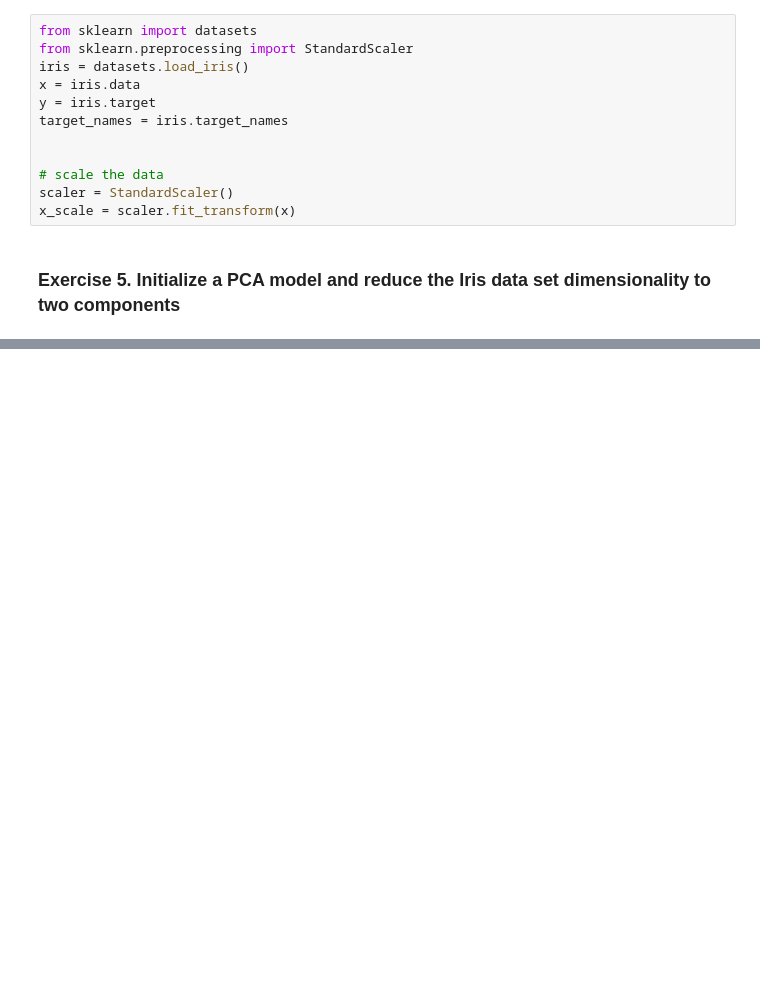
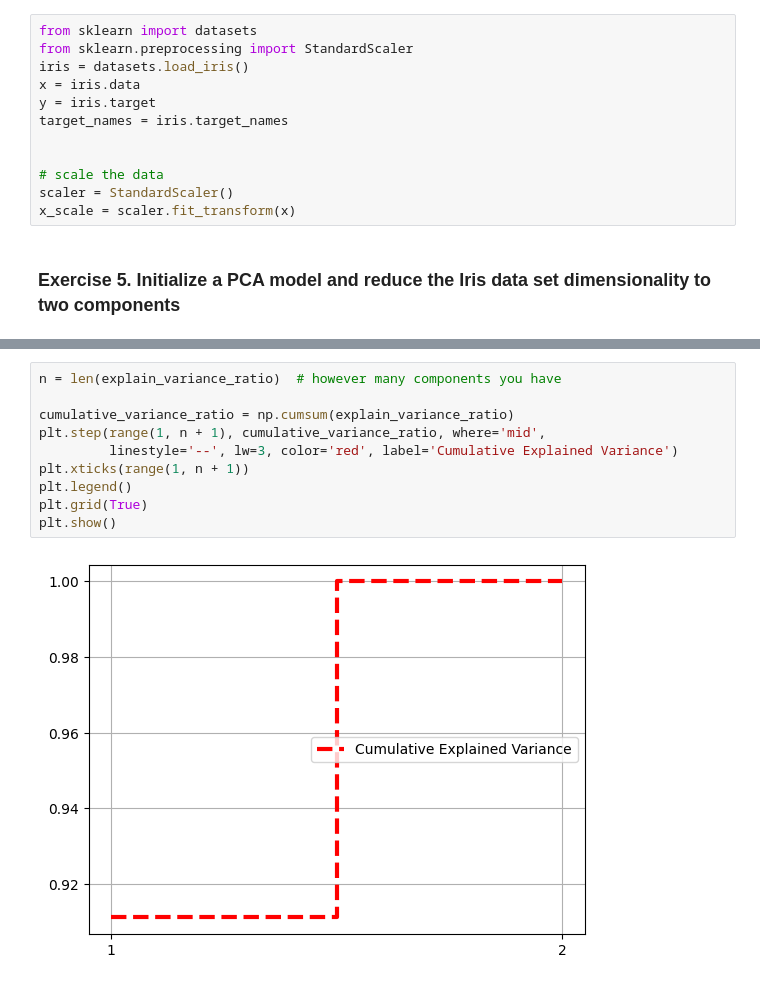
Before and after one commit to VishSeran/machine-learning-models, a Jupyter notebook: pca-analysis/pca-analysis.ipynb, the cells around one changed output, grey strips where cells are left out. Drawn from its saved outputs; the diff is of its cells as text; blank space fills up the shorter version.

```diff
--- a/pca-analysis/pca-analysis.ipynb
+++ b/pca-analysis/pca-analysis.ipynb
@@ -169,0 +220,12 @@ array(['setosa', 'versicolor', 'virginica'], dtype='<U10')
+# %%
+n = len(explain_variance_ratio)  # however many components you have
+
+cumulative_variance_ratio = np.cumsum(explain_variance_ratio)
+plt.step(range(1, n + 1), cumulative_variance_ratio, where='mid',
+         linestyle='--', lw=3, color='red', label='Cumulative Explained Variance')
+plt.xticks(range(1, n + 1))
+plt.legend()
+plt.grid(True)
+plt.show()
+# %% [output]
+[figure, added]
```
Also changed, not shown: parts of 7 cells of this notebook.
